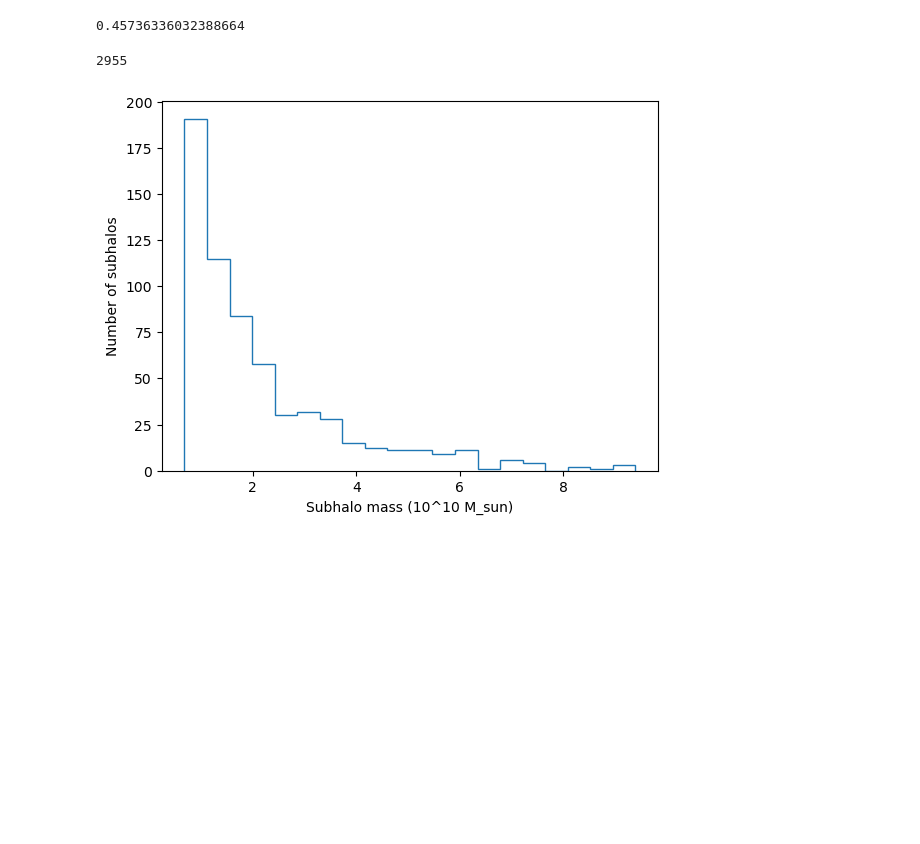
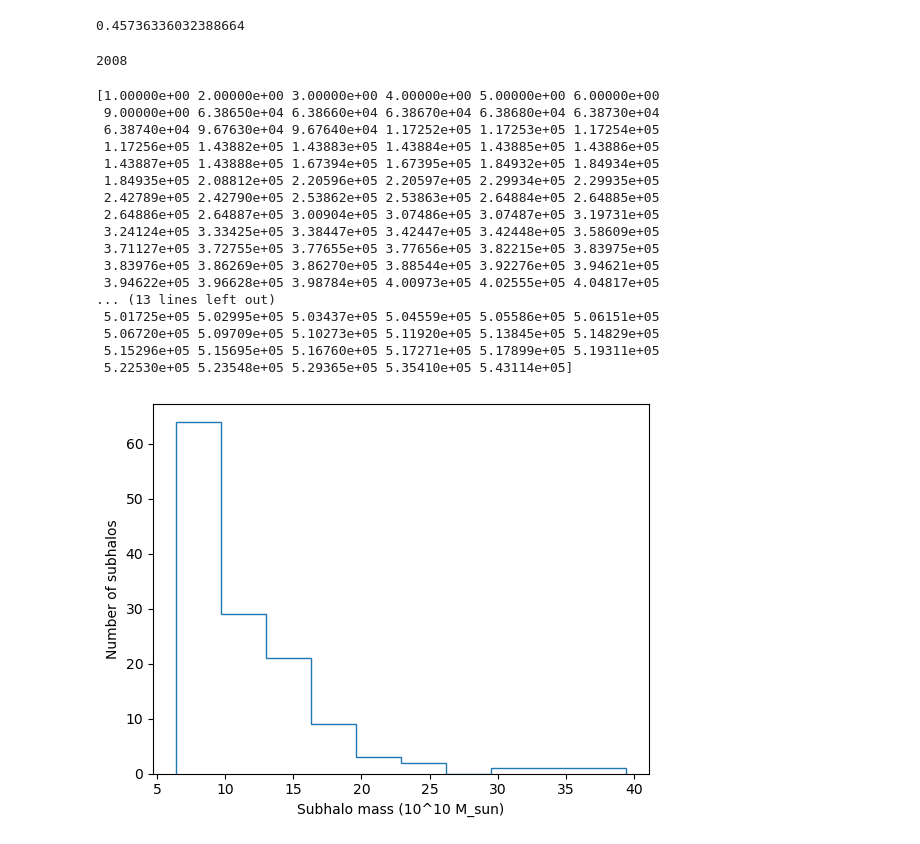
Before and after one commit to Alverd02/Kinematic-Signatures-of-Bars-and-Spirals-in-TNG50-Galaxies, a Jupyter notebook: Multiple galaxies.ipynb, the cells around one changed output. Drawn from its saved outputs; the diff is of its cells as text; code cells hidden in the pictures; blank space fills up the shorter version.

Commit message:
New filters, and plots

```diff
--- a/Multiple galaxies.ipynb
+++ b/Multiple galaxies.ipynb
@@ -102,11 +176,11 @@ np.savetxt('disk_circ.dat',disks)
 h=0.6774
 sim="TNG50-1"
 
-mass_min = (10**10.8) / 1e10 * h
-mass_max = 2*(10**12) / 1e10 * h
+mass_min = (10**11) / 1e10 * h
+mass_max = 5*(10**12) / 1e10 * h
 
-stars_min= 10**10 / 1e10 * h
-stars_max= 15*(10**10) / 1e10 *h
+stars_min= 10**10.8 / 1e10 * h
+#stars_max= 15*(10**10) / 1e10 *h
 
 search_query = "?mass__gt=" + str(mass_min) + "&mass__lt=" + str(mass_max)
 
@@ -124,38 +198,64 @@ i=0
 while i<totdm:
     current=get(subhalos['results'][i]['url'])
     mstars=current['mass_stars']
-    if mstars>stars_min and mstars<stars_max:
+    if mstars>stars_min:
 #        print(current['len_dm']/(10**6),current['mass_dm']/h)
-        dm_stars.append([current['id'],mstars,current['halfmassrad_stars'],current['len_stars']])
+        dm_stars.append([current['id'],mstars/h,current['halfmassrad_stars'],current['len_stars']])
         np.savetxt('mass_cuts.txt', dm_stars)
     i=i+1
 # %% [output]
-2955
+2008
 # %%
 disk_ax_id = np.loadtxt("disk_ax.dat")
 disk_circ_id = np.loadtxt("disk_circ.dat")
 mass_cuts_id = np.loadtxt("mass_cuts.txt")[:,0]
+mass_cuts_mass = np.loadtxt("mass_cuts.txt")[:,1]
 
 common_id = list(set(disk_ax_id) & set(disk_circ_id) & set(mass_cuts_id))
 
-index = []
 
-for i in range(len(common_id)):
-    ind = np.where(mass_cuts_id == common_id[i])
-    index.append(ind)
+def get_index(mass_cuts_id, common_id):
+    index = []
+    for i in range(len(common_id)):
+        ind = np.where(mass_cuts_id == common_id[i])
+        index.append(ind)
+    return index
 
-mass_cuts_mass = []
+index = get_index(mass_cuts_id, common_id)
+
+mass_cuts_common = []
 
 for i in index:
-    mass_cuts_mass.append(np.loadtxt("mass_cuts.txt")[:,1][i])
-hist,bin_edges = np.histogram(mass_cuts_mass,bins=20)
+    mass_cuts_common.append(mass_cuts_mass[i])
+
+mass_cuts_common = np.concatenate(mass_cuts_common)
+
+hist,bin_edges = np.histogram(mass_cuts_common,bins=10)
+
 
 plt.ylabel("Number of subhalos")
 plt.xlabel("Subhalo mass (10^10 M_sun)")
 plt.stairs(hist,bin_edges)
 plt.show()
 # %% [output]
+[1.00000e+00 2.00000e+00 3.00000e+00 4.00000e+00 5.00000e+00 6.00000e+00
+ 9.00000e+00 6.38650e+04 6.38660e+04 6.38670e+04 6.38680e+04 6.38730e+04
+ 6.38740e+04 9.67630e+04 9.67640e+04 1.17252e+05 1.17253e+05 1.17254e+05
+ 1.17256e+05 1.43882e+05 1.43883e+05 1.43884e+05 1.43885e+05 1.43886e+05
+ 1.43887e+05 1.43888e+05 1.67394e+05 1.67395e+05 1.84932e+05 1.84934e+05
+ 1.84935e+05 2.08812e+05 2.20596e+05 2.20597e+05 2.29934e+05 2.29935e+05
+ 2.42789e+05 2.42790e+05 2.53862e+05 2.53863e+05 2.64884e+05 2.64885e+05
+ 2.64886e+05 2.64887e+05 3.00904e+05 3.07486e+05 3.07487e+05 3.19731e+05
+ 3.24124e+05 3.33425e+05 3.38447e+05 3.42447e+05 3.42448e+05 3.58609e+05
+ 3.71127e+05 3.72755e+05 3.77655e+05 3.77656e+05 3.82215e+05 3.83975e+05
+ 3.83976e+05 3.86269e+05 3.86270e+05 3.88544e+05 3.92276e+05 3.94621e+05
+ 3.94622e+05 3.96628e+05 3.98784e+05 4.00973e+05 4.02555e+05 4.04817e+05
+... (13 lines left out)
+ 5.01725e+05 5.02995e+05 5.03437e+05 5.04559e+05 5.05586e+05 5.06151e+05
+ 5.06720e+05 5.09709e+05 5.10273e+05 5.11920e+05 5.13845e+05 5.14829e+05
+ 5.15296e+05 5.15695e+05 5.16760e+05 5.17271e+05 5.17899e+05 5.19311e+05
+ 5.22530e+05 5.23548e+05 5.29365e+05 5.35410e+05 5.43114e+05]
-[figure, old version]
+[figure, new version]
 # %%
 prob = hist/sum(hist)
 cumprob = np.cumsum(prob)
```
Also changed, not shown: parts of 10 cells of this notebook.
